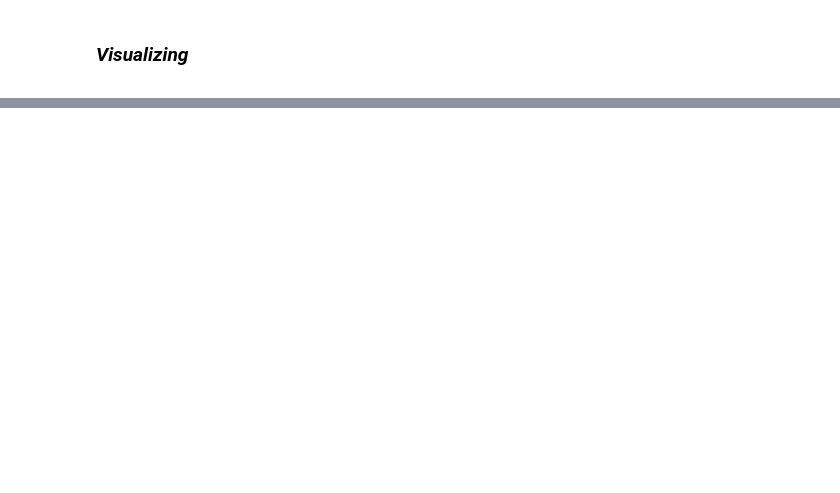
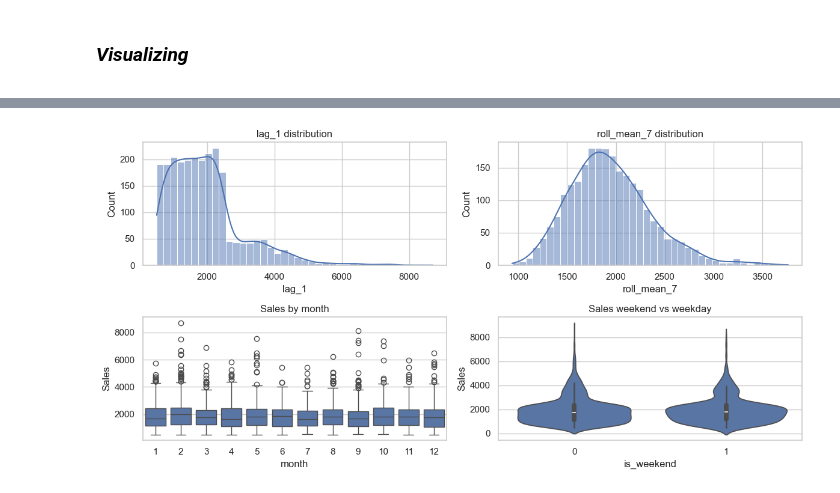
Before and after one commit to Usaid582000/Indian_Grocery_Products_Sales_prediction_Randomforest, a Jupyter notebook: main.ipynb, the cells around one changed output, grey strips where cells are left out. Cells and saved outputs as stored; diff of their text form; code cells hidden in the pictures; blank space fills up the shorter version.

```diff
--- a/main.ipynb
+++ b/main.ipynb
@@ -127,0 +171,22 @@ array([[<Axes: title={'center': 'Sales'}>,
+# %%
+# Visual: distributions of some engineered features
+plt.figure(figsize=(12,6))
+plt.subplot(2,2,1)
+sns.histplot(all_df['lag_1'], bins=40, kde=True)
+plt.title('lag_1 distribution')
+
+plt.subplot(2,2,2)
+sns.histplot(all_df['roll_mean_7'], bins=40, kde=True)
+plt.title('roll_mean_7 distribution')
+
+plt.subplot(2,2,3)
+sns.boxplot(x='month', y='Sales', data=all_df)
+plt.title('Sales by month')
+
+plt.subplot(2,2,4)
+sns.violinplot(x='is_weekend', y='Sales', data=all_df)
+plt.title('Sales weekend vs weekday')
+plt.tight_layout()
+plt.show()
+# %% [output]
+[figure, added]
```
Also changed, not shown: parts of 44 cells of this notebook, 14 other files.
